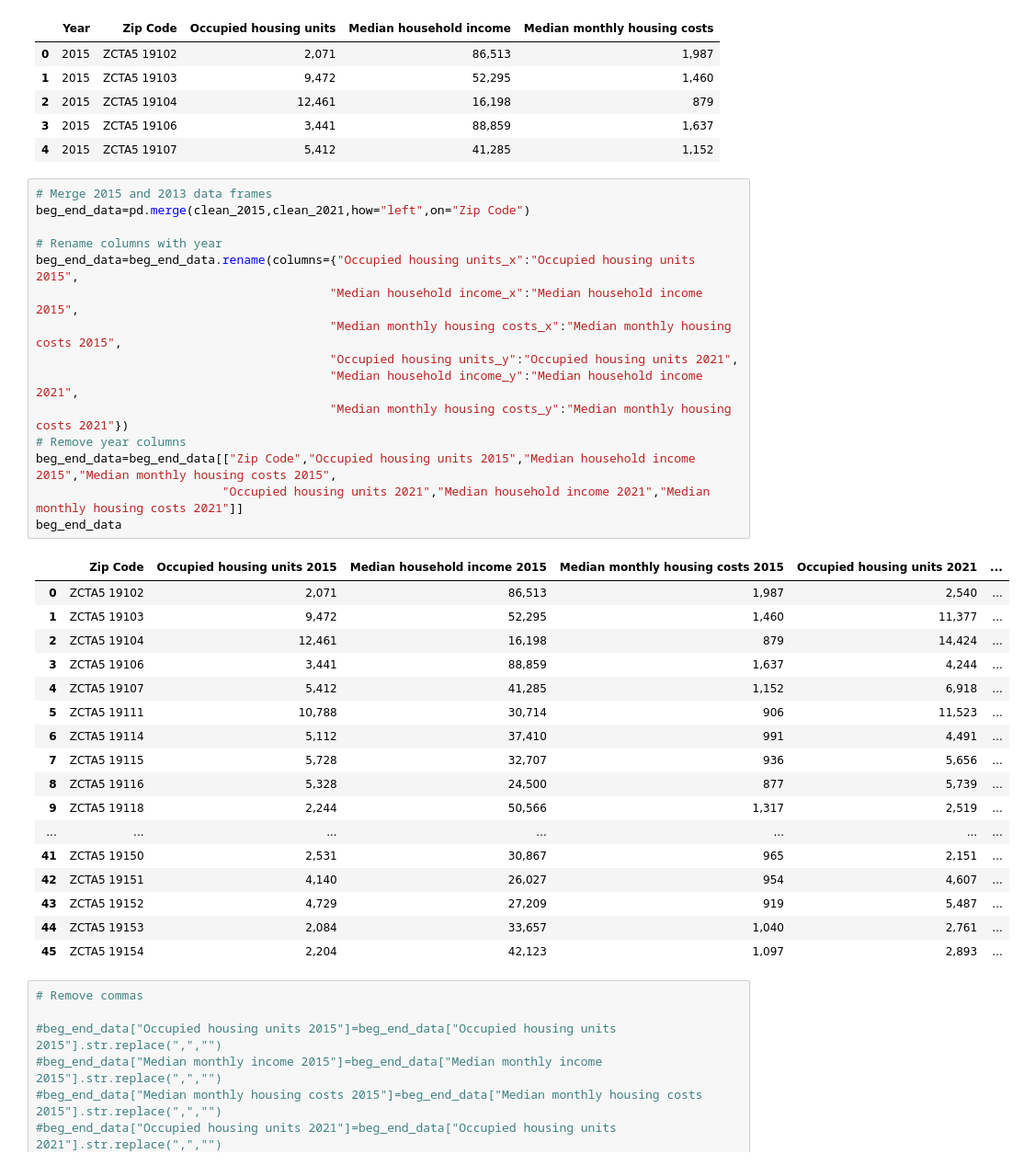
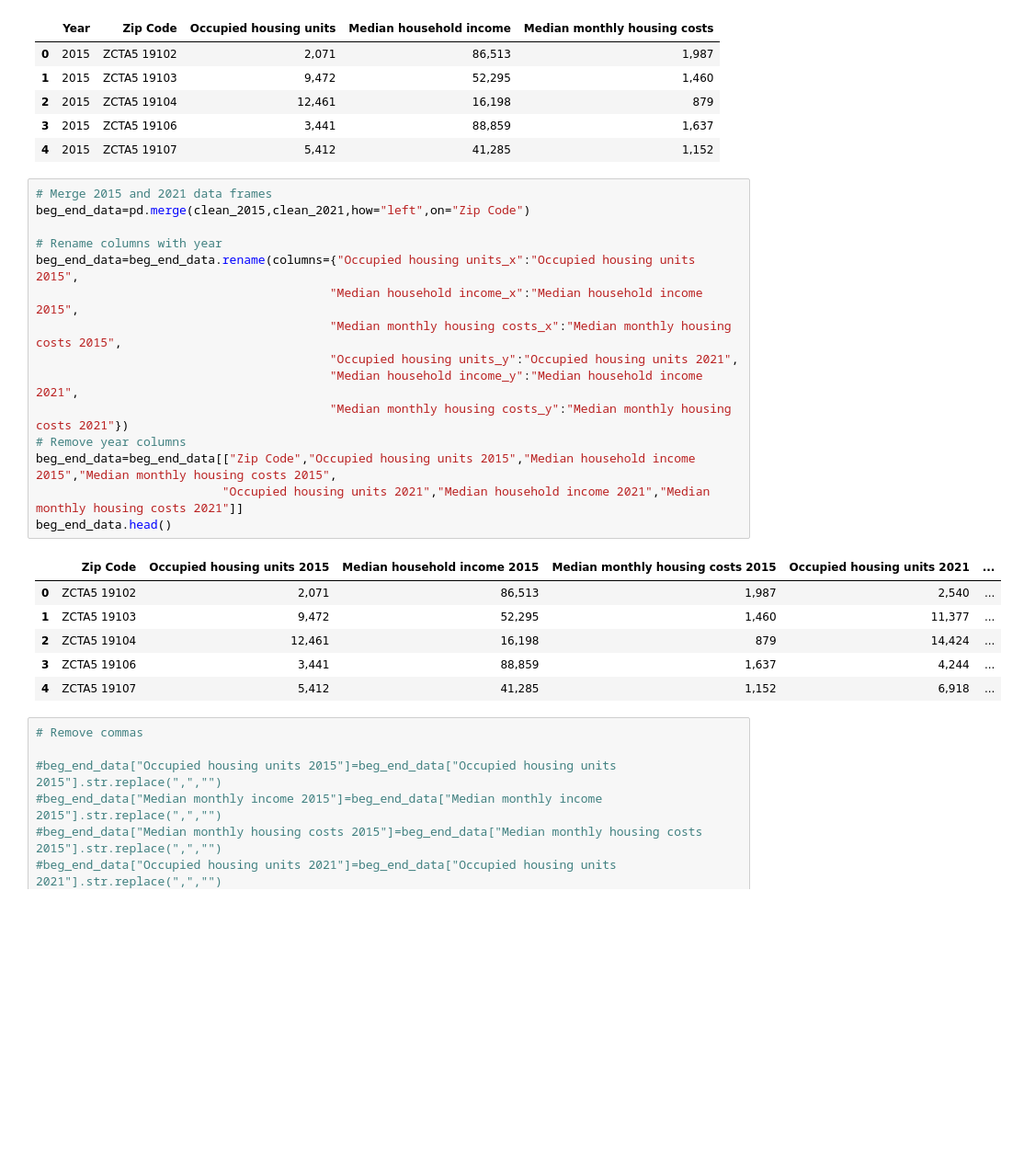
Before and after one commit to Aramed23/Project_1, a Jupyter notebook: katy_code.ipynb, the cells around one changed output. Shown at 92% size. Drawn from its saved outputs; the diff is of its cells as text; blank space fills up the shorter version.

```diff
--- a/katy_code.ipynb
+++ b/katy_code.ipynb
@@ -348,38 +348,27 @@ clean_2015.head()
 | 3 | 2015 | ZCTA5 19106 | 3,441 | 88,859 | 1,637 |
 | 4 | 2015 | ZCTA5 19107 | 5,412 | 41,285 | 1,152 |
 # %%
-# Merge 2015 and 2013 data frames
+# Merge 2015 and 2021 data frames
 beg_end_data=pd.merge(clean_2015,clean_2021,how="left",on="Zip Code")
 
 # Rename columns with year
 beg_end_data=beg_end_data.rename(columns={"Occupied housing units_x":"Occupied housing units 2015",
                                          "Median household income_x":"Median household income 2015",
                                          "Median monthly housing costs_x":"Median monthly housing costs 2015",
                                          "Occupied housing units_y":"Occupied housing units 2021",
                                          "Median household income_y":"Median household income 2021",
                                          "Median monthly housing costs_y":"Median monthly housing costs 2021"})
 # Remove year columns
 beg_end_data=beg_end_data[["Zip Code","Occupied housing units 2015","Median household income 2015","Median monthly housing costs 2015",
                           "Occupied housing units 2021","Median household income 2021","Median monthly housing costs 2021"]]
-beg_end_data
+beg_end_data.head()
 # %% [output]
 |  | Zip Code | Occupied housing units 2015 | Median household income 2015 | Median monthly housing costs 2015 | Occupied housing units 2021 | ... |
 | 0 | ZCTA5 19102 | 2,071 | 86,513 | 1,987 | 2,540 | ... |
 | 1 | ZCTA5 19103 | 9,472 | 52,295 | 1,460 | 11,377 | ... |
 | 2 | ZCTA5 19104 | 12,461 | 16,198 | 879 | 14,424 | ... |
 | 3 | ZCTA5 19106 | 3,441 | 88,859 | 1,637 | 4,244 | ... |
 | 4 | ZCTA5 19107 | 5,412 | 41,285 | 1,152 | 6,918 | ... |
-| 5 | ZCTA5 19111 | 10,788 | 30,714 | 906 | 11,523 | ... |
-| 6 | ZCTA5 19114 | 5,112 | 37,410 | 991 | 4,491 | ... |
-| 7 | ZCTA5 19115 | 5,728 | 32,707 | 936 | 5,656 | ... |
-| 8 | ZCTA5 19116 | 5,328 | 24,500 | 877 | 5,739 | ... |
-| 9 | ZCTA5 19118 | 2,244 | 50,566 | 1,317 | 2,519 | ... |
-| ... | ... | ... | ... | ... | ... | ... |
-| 41 | ZCTA5 19150 | 2,531 | 30,867 | 965 | 2,151 | ... |
-| 42 | ZCTA5 19151 | 4,140 | 26,027 | 954 | 4,607 | ... |
-| 43 | ZCTA5 19152 | 4,729 | 27,209 | 919 | 5,487 | ... |
-| 44 | ZCTA5 19153 | 2,084 | 33,657 | 1,040 | 2,761 | ... |
-| 45 | ZCTA5 19154 | 2,204 | 42,123 | 1,097 | 2,893 | ... |
 # %%
 # Remove commas
 
```
Also changed, not shown: parts of 1 cell of this notebook.
